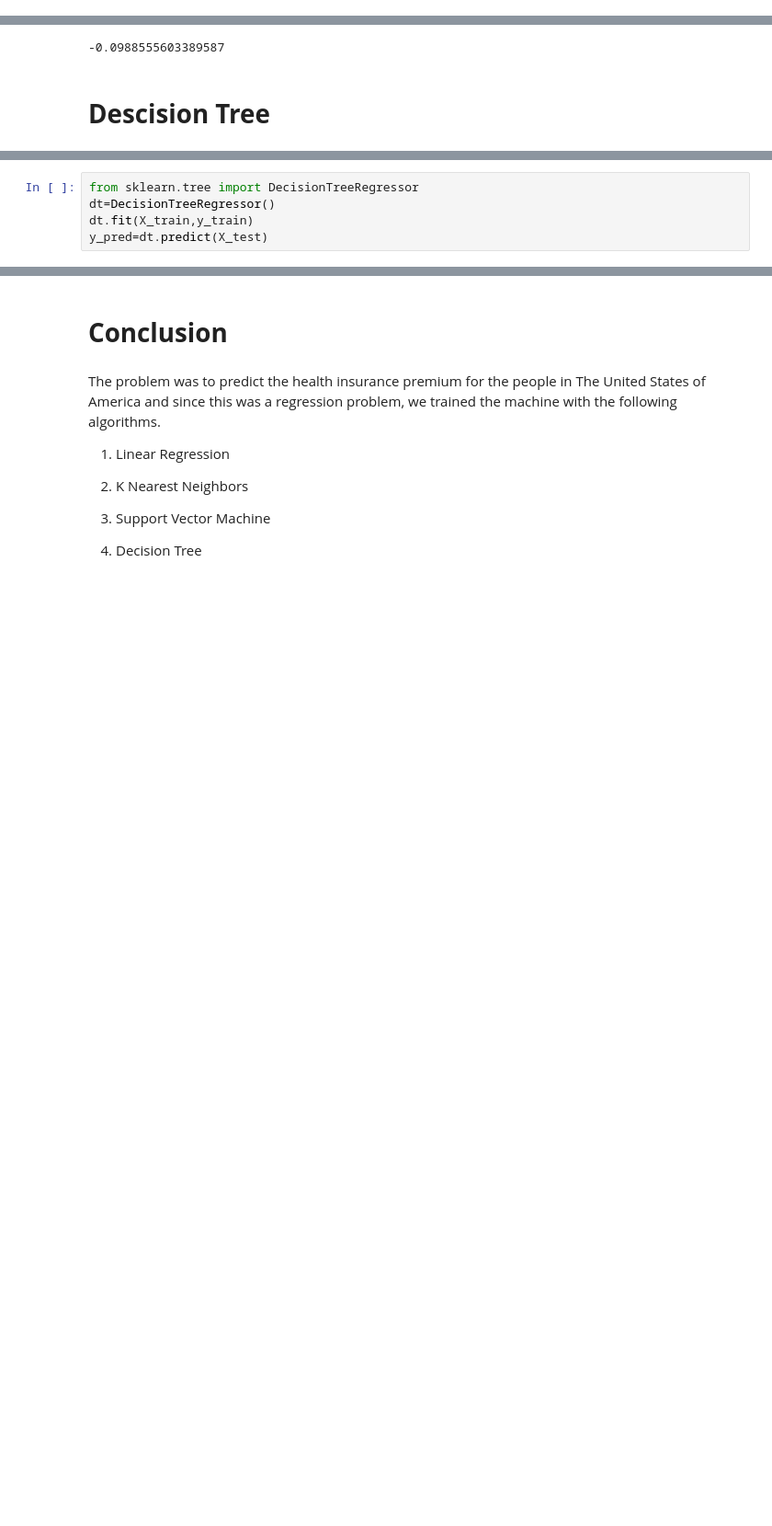
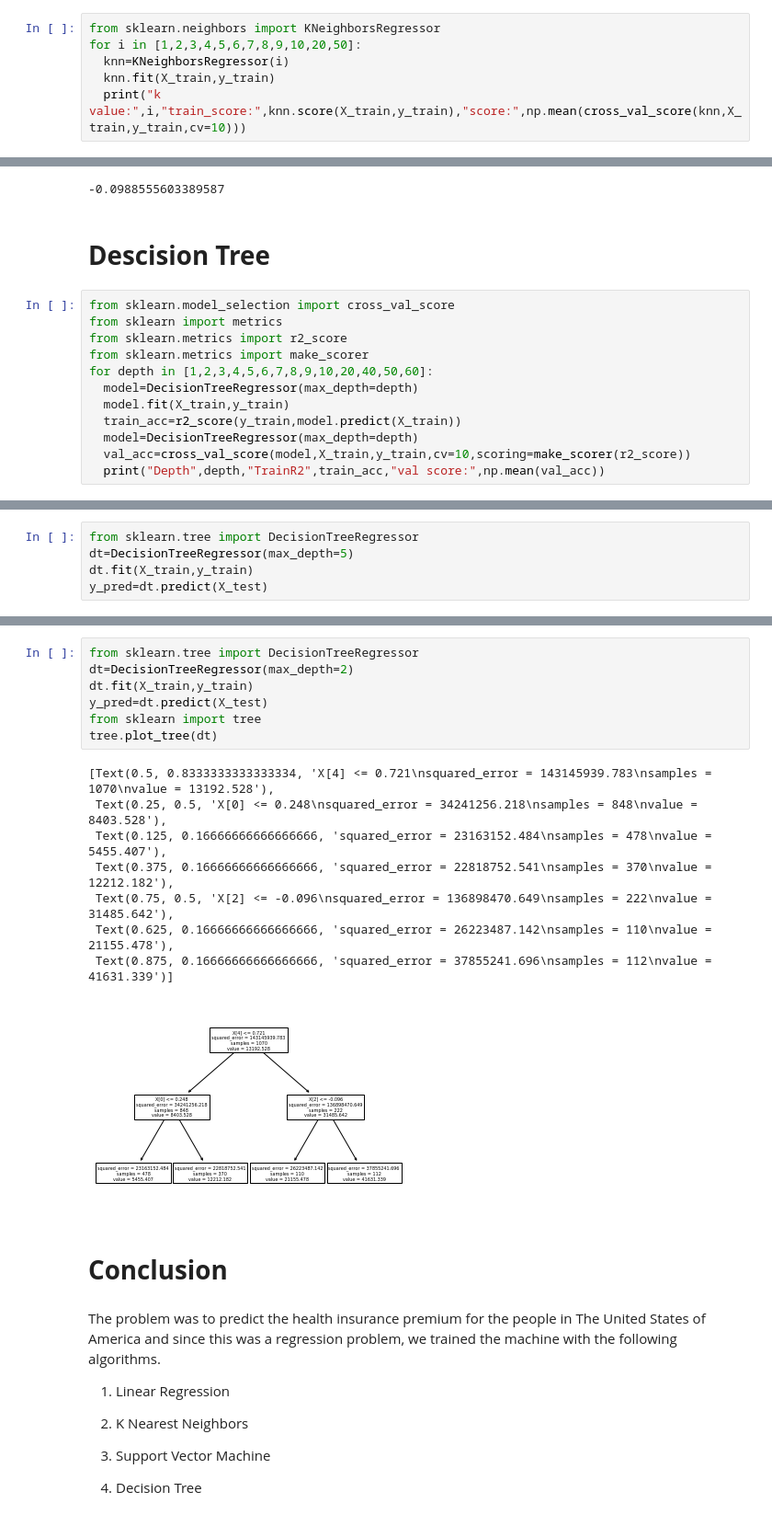
Before and after one commit to Aishwarya-RaviK/Regression_Project-Medical-Insurance-, a Jupyter notebook: Health_Insurance_Premium.ipynb, the cells around one changed output, grey strips where cells are left out. Shown at 92% size. Saved outputs shown, nothing was run; the diff lists cells and outputs as text; blank space fills up the shorter version.

```diff
--- a/Health_Insurance_Premium.ipynb
+++ b/Health_Insurance_Premium.ipynb
@@ -311,3 +311,9 @@ print(a)
 0.7641771240760509
 # %% [markdown]
 # **K Nearest neighbors**
+# %%
+from sklearn.neighbors import KNeighborsRegressor
+for i in [1,2,3,4,5,6,7,8,9,10,20,50]:
+  knn=KNeighborsRegressor(i)
+  knn.fit(X_train,y_train)
+  print("k value:",i,"train_score:",knn.score(X_train,y_train),"score:",np.mean(cross_val_score(knn,X_train,y_train,cv=10)))
@@ -336,3 +355,15 @@ print(a)
 -0.0988555603389587
 # %% [markdown]
 # **Descision Tree**
+# %%
+from sklearn.model_selection import cross_val_score
+from sklearn import metrics
+from sklearn.metrics import r2_score
+from sklearn.metrics import make_scorer
+for depth in [1,2,3,4,5,6,7,8,9,10,20,40,50,60]:
+  model=DecisionTreeRegressor(max_depth=depth)
+  model.fit(X_train,y_train)
+  train_acc=r2_score(y_train,model.predict(X_train))
+  model=DecisionTreeRegressor(max_depth=depth)
+  val_acc=cross_val_score(model,X_train,y_train,cv=10,scoring=make_scorer(r2_score))
+  print("Depth",depth,"TrainR2",train_acc,"val score:",np.mean(val_acc))
@@ -339,6 +385,6 @@ print(a)
 # %%
 from sklearn.tree import DecisionTreeRegressor
-dt=DecisionTreeRegressor()
+dt=DecisionTreeRegressor(max_depth=5)
 dt.fit(X_train,y_train)
 y_pred=dt.predict(X_test)
 # %%
@@ -350,3 +396,19 @@ print(a)
+# %%
+from sklearn.tree import DecisionTreeRegressor
+dt=DecisionTreeRegressor(max_depth=2)
+dt.fit(X_train,y_train)
+y_pred=dt.predict(X_test)
+from sklearn import tree
+tree.plot_tree(dt)
+# %% [output]
+[Text(0.5, 0.8333333333333334, 'X[4] <= 0.721\nsquared_error = 143145939.783\nsamples = 1070\nvalue = 13192.528'),
+ Text(0.25, 0.5, 'X[0] <= 0.248\nsquared_error = 34241256.218\nsamples = 848\nvalue = 8403.528'),
+ Text(0.125, 0.16666666666666666, 'squared_error = 23163152.484\nsamples = 478\nvalue = 5455.407'),
+ Text(0.375, 0.16666666666666666, 'squared_error = 22818752.541\nsamples = 370\nvalue = 12212.182'),
+ Text(0.75, 0.5, 'X[2] <= -0.096\nsquared_error = 136898470.649\nsamples = 222\nvalue = 31485.642'),
+ Text(0.625, 0.16666666666666666, 'squared_error = 26223487.142\nsamples = 110\nvalue = 21155.478'),
+ Text(0.875, 0.16666666666666666, 'squared_error = 37855241.696\nsamples = 112\nvalue = 41631.339')]
+[figure, added]
 # %% [markdown]
 # **Conclusion**
 # %% [markdown]
```
Also changed, not shown: parts of 5 cells of this notebook.
